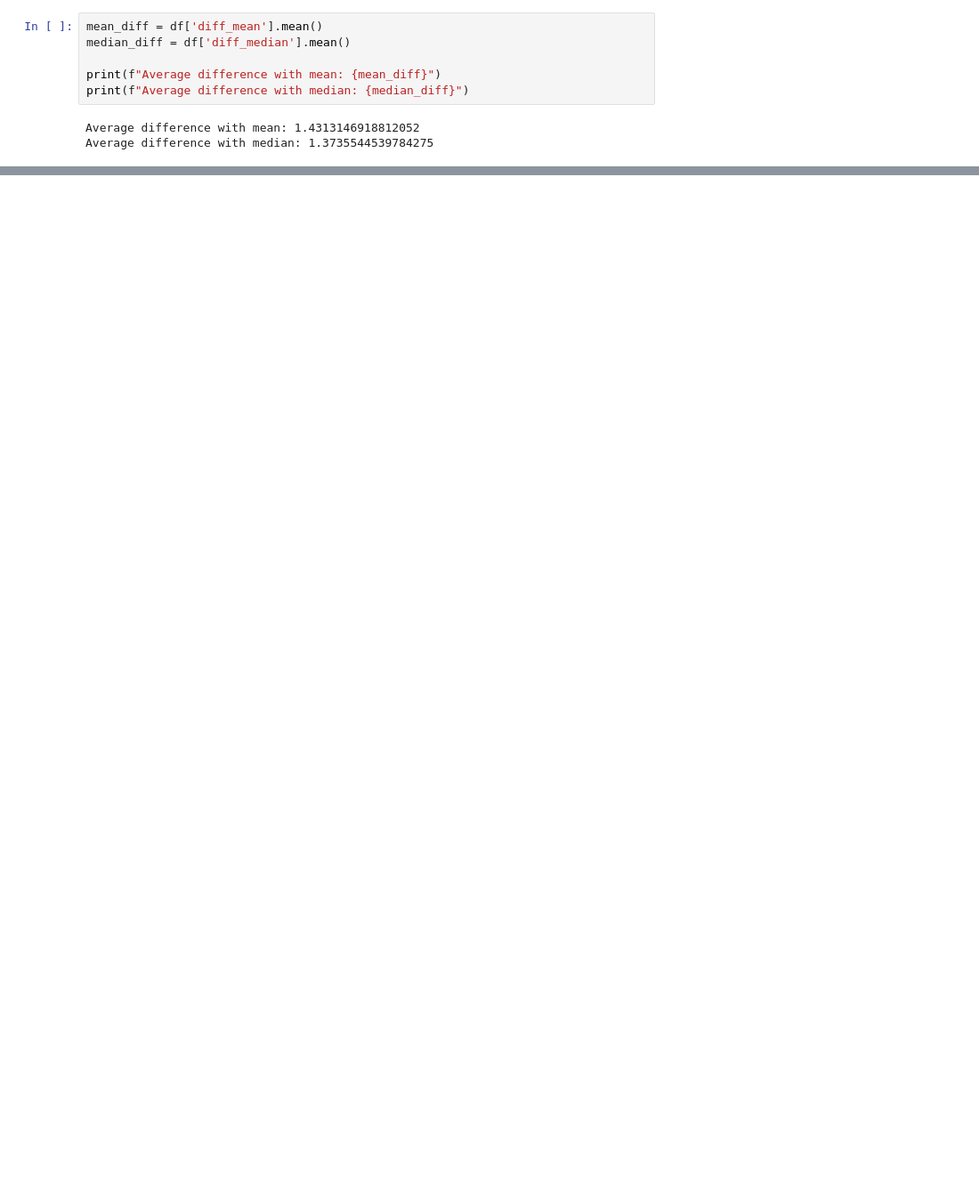
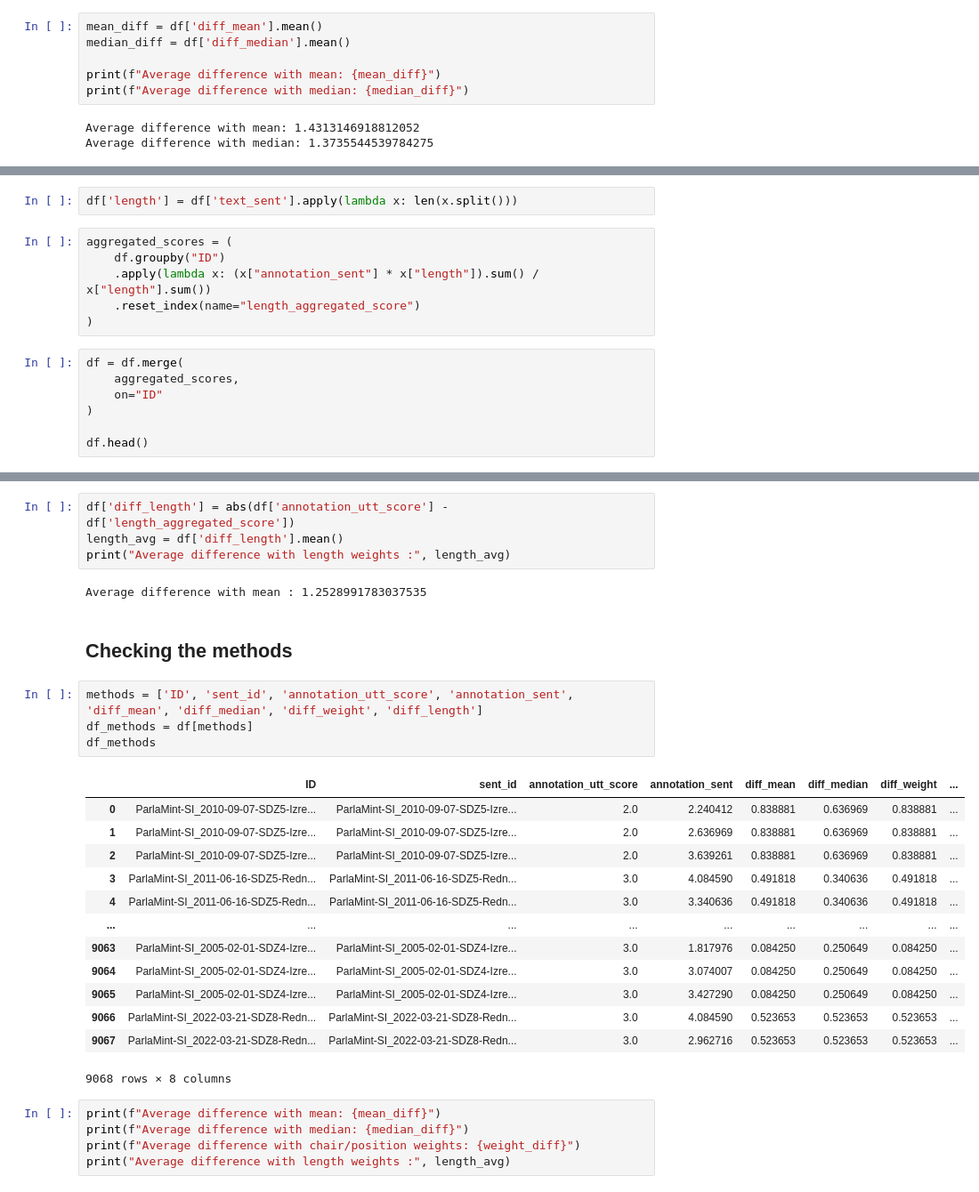
Before and after one commit to katjameden/ParlaMint_Sentiment, a Jupyter notebook: Aggregation/Notebooks/Aggregation_dev.ipynb, the cells around one changed output, grey strips where cells are left out. Shown at 89% size. Drawn from its saved outputs; the diff is of its cells as text; blank space fills up the shorter version.

Commit message:
Add length-based average scores

```diff
--- a/Aggregation/Notebooks/Aggregation_dev.ipynb
+++ b/Aggregation/Notebooks/Aggregation_dev.ipynb
@@ -226,0 +173,15 @@ Average difference with mean: 1.441645085925033
+# %%
+df['length'] = df['text_sent'].apply(lambda x: len(x.split()))
+# %%
+aggregated_scores = (
+    df.groupby("ID")
+    .apply(lambda x: (x["annotation_sent"] * x["length"]).sum() / x["length"].sum())
+    .reset_index(name="length_aggregated_score")
+)
+# %%
+df = df.merge(
+    aggregated_scores,
+    on="ID"
+)
+
+df.head()
@@ -226,0 +196,31 @@ Average difference with mean: 1.441645085925033
+# %%
+df['diff_length'] = abs(df['annotation_utt_score'] - df['length_aggregated_score'])
+length_avg = df['diff_length'].mean()
+print("Average difference with length weights :", length_avg)
+# %% [output]
+Average difference with mean : 1.2528991783037535
+# %% [markdown]
+## Checking the methods
+# %%
+methods = ['ID', 'sent_id', 'annotation_utt_score', 'annotation_sent', 'diff_mean', 'diff_median', 'diff_weight', 'diff_length']
+df_methods = df[methods]
+df_methods
+# %% [output]
+|  | ID | sent_id | annotation_utt_score | annotation_sent | diff_mean | diff_median | diff_weight | ... |
+| 0 | ParlaMint-SI_2010-09-07-SDZ5-Izre... | ParlaMint-SI_2010-09-07-SDZ5-Izre... | 2.0 | 2.240412 | 0.838881 | 0.636969 | 0.838881 | ... |
+| 1 | ParlaMint-SI_2010-09-07-SDZ5-Izre... | ParlaMint-SI_2010-09-07-SDZ5-Izre... | 2.0 | 2.636969 | 0.838881 | 0.636969 | 0.838881 | ... |
+| 2 | ParlaMint-SI_2010-09-07-SDZ5-Izre... | ParlaMint-SI_2010-09-07-SDZ5-Izre... | 2.0 | 3.639261 | 0.838881 | 0.636969 | 0.838881 | ... |
+| 3 | ParlaMint-SI_2011-06-16-SDZ5-Redn... | ParlaMint-SI_2011-06-16-SDZ5-Redn... | 3.0 | 4.084590 | 0.491818 | 0.340636 | 0.491818 | ... |
+| 4 | ParlaMint-SI_2011-06-16-SDZ5-Redn... | ParlaMint-SI_2011-06-16-SDZ5-Redn... | 3.0 | 3.340636 | 0.491818 | 0.340636 | 0.491818 | ... |
+| ... | ... | ... | ... | ... | ... | ... | ... | ... |
+| 9063 | ParlaMint-SI_2005-02-01-SDZ4-Izre... | ParlaMint-SI_2005-02-01-SDZ4-Izre... | 3.0 | 1.817976 | 0.084250 | 0.250649 | 0.084250 | ... |
+| 9064 | ParlaMint-SI_2005-02-01-SDZ4-Izre... | ParlaMint-SI_2005-02-01-SDZ4-Izre... | 3.0 | 3.074007 | 0.084250 | 0.250649 | 0.084250 | ... |
+| 9065 | ParlaMint-SI_2005-02-01-SDZ4-Izre... | ParlaMint-SI_2005-02-01-SDZ4-Izre... | 3.0 | 3.427290 | 0.084250 | 0.250649 | 0.084250 | ... |
+| 9066 | ParlaMint-SI_2022-03-21-SDZ8-Redn... | ParlaMint-SI_2022-03-21-SDZ8-Redn... | 3.0 | 4.084590 | 0.523653 | 0.523653 | 0.523653 | ... |
+| 9067 | ParlaMint-SI_2022-03-21-SDZ8-Redn... | ParlaMint-SI_2022-03-21-SDZ8-Redn... | 3.0 | 2.962716 | 0.523653 | 0.523653 | 0.523653 | ... |
+9068 rows × 8 columns
+# %%
+print(f"Average difference with mean: {mean_diff}")
+print(f"Average difference with median: {median_diff}")
+print(f"Average difference with chair/position weights: {weight_diff}")
+print("Average difference with length weights :", length_avg)
```
Also changed, not shown: parts of 24 cells of this notebook, 2 other files.
